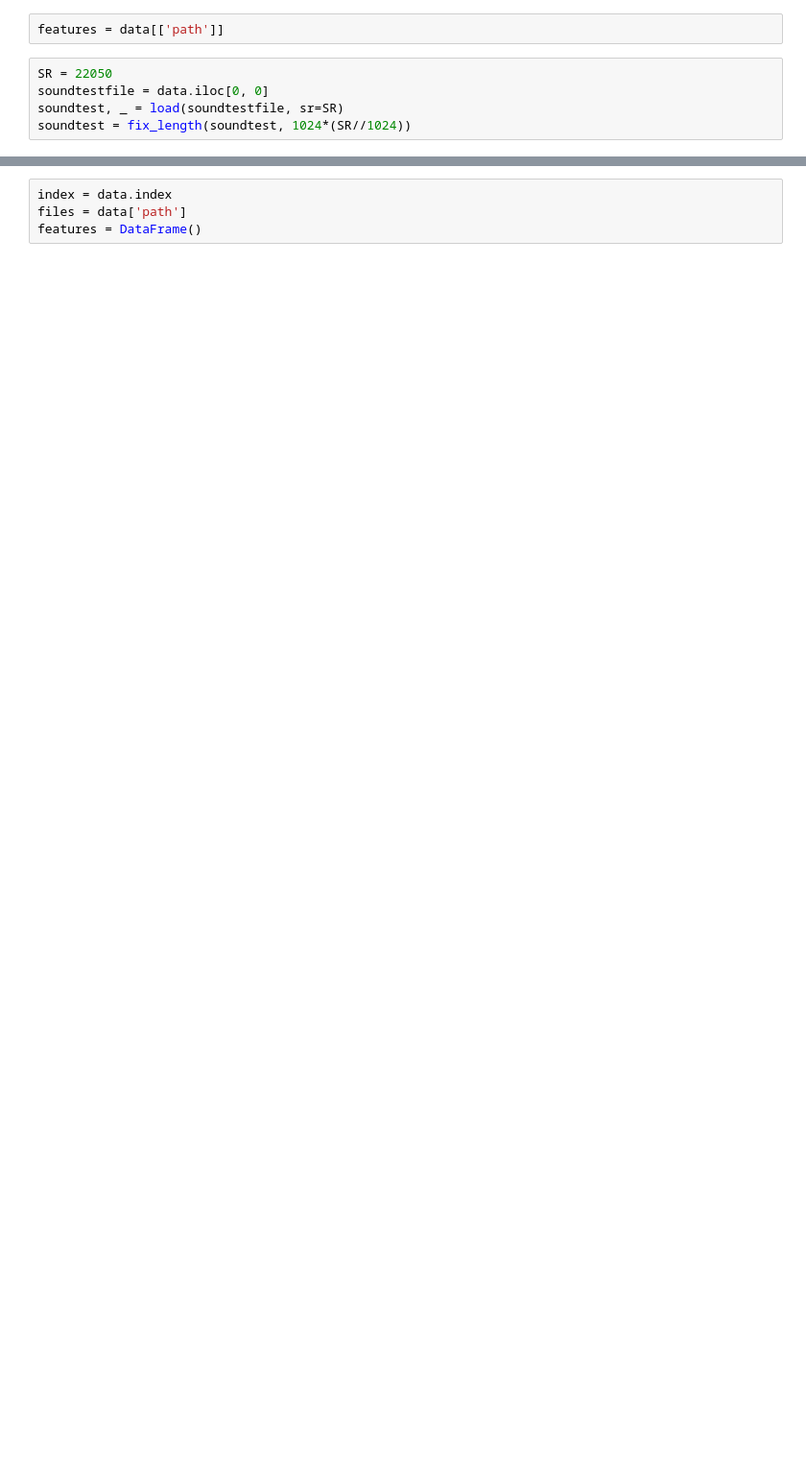
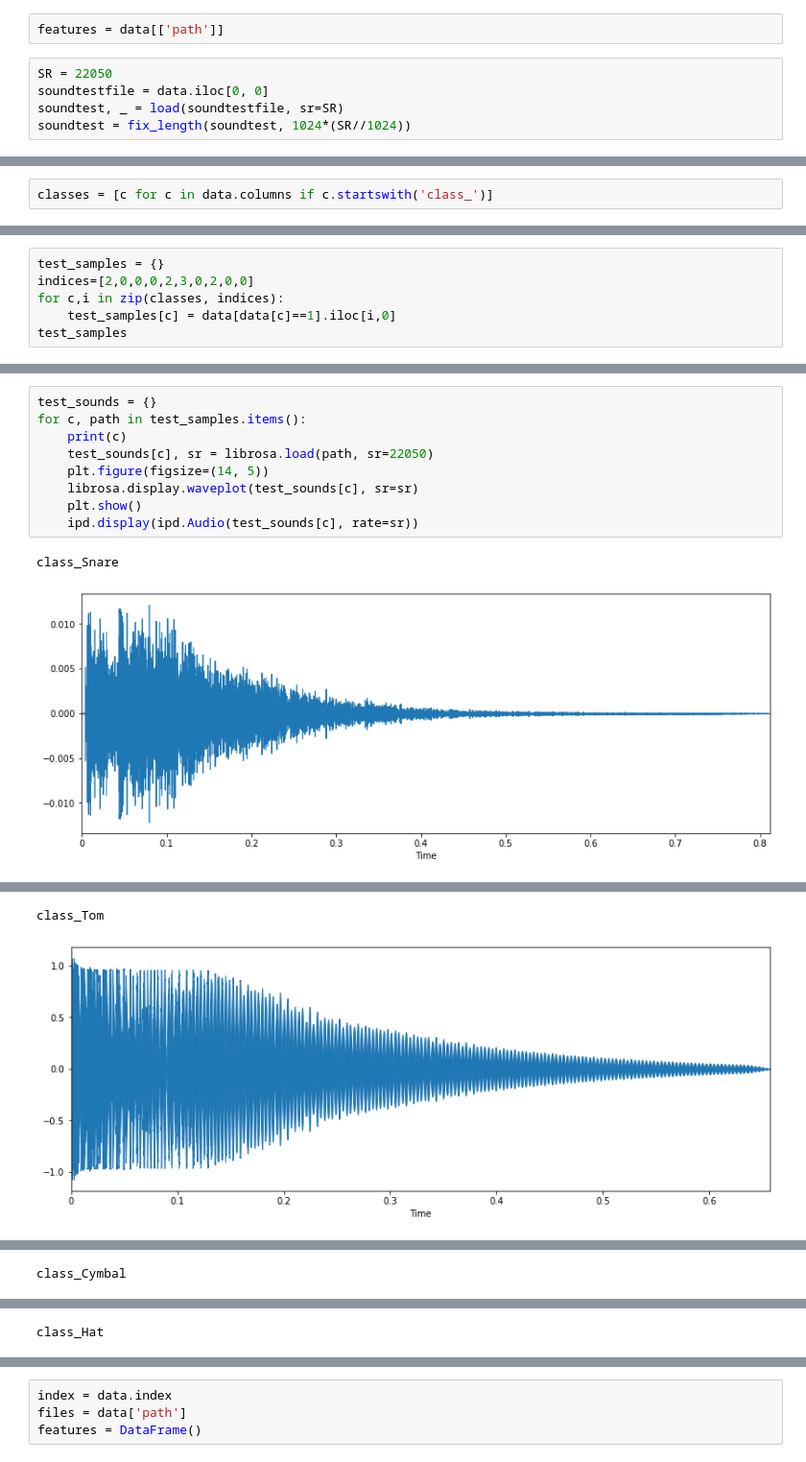
Before and after one commit to guitoo/DrumAI, a Jupyter notebook: Descriptors.ipynb, the cells around one changed output, grey strips where cells are left out. Shown at 96% size. Cells and saved outputs as stored; diff of their text form; blank space fills up the shorter version.

```diff
--- a/Descriptors.ipynb
+++ b/Descriptors.ipynb
@@ -177,0 +44,2 @@ decay = feature.delta(rms_norm)
+# %%
+classes = [c for c in data.columns if c.startswith('class_')]
@@ -177,0 +48,6 @@ decay = feature.delta(rms_norm)
+# %%
+test_samples = {}
+indices=[2,0,0,0,2,3,0,2,0,0]
+for c,i in zip(classes, indices):
+    test_samples[c] = data[data[c]==1].iloc[i,0]
+test_samples
@@ -177,0 +65,12 @@ decay = feature.delta(rms_norm)
+# %%
+test_sounds = {}
+for c, path in test_samples.items():
+    print(c)
+    test_sounds[c], sr = librosa.load(path, sr=22050)
+    plt.figure(figsize=(14, 5))
+    librosa.display.waveplot(test_sounds[c], sr=sr)
+    plt.show()
+    ipd.display(ipd.Audio(test_sounds[c], rate=sr))
+# %% [output]
+class_Snare
+[figure, added]
@@ -177,0 +78,2 @@ decay = feature.delta(rms_norm)
+class_Tom
+[figure, added]
@@ -177,0 +81 @@ decay = feature.delta(rms_norm)
+class_Cymbal
@@ -177,0 +84 @@ decay = feature.delta(rms_norm)
+class_Hat
```
Also changed, not shown: parts of 55 cells of this notebook, 1 other file.
